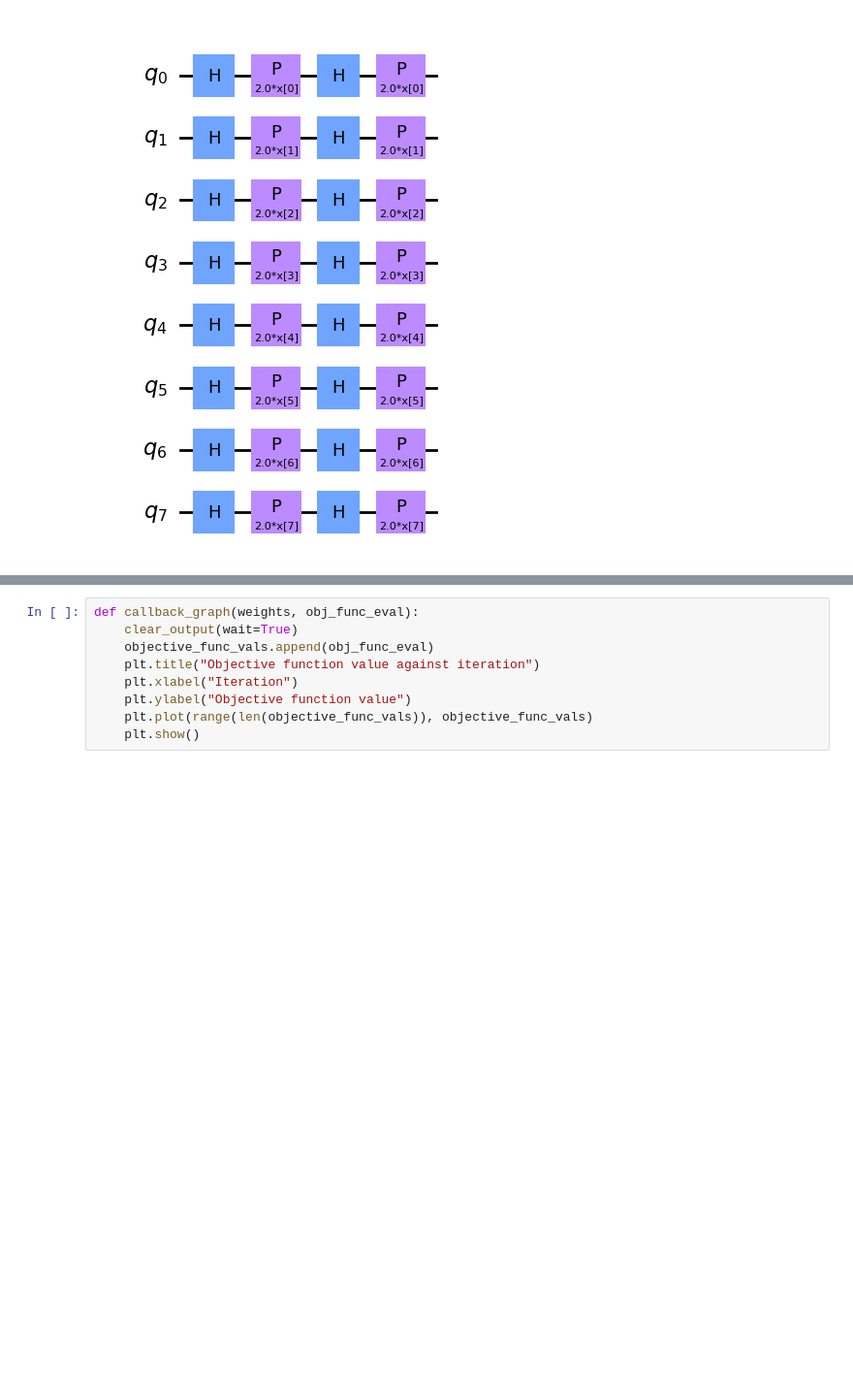
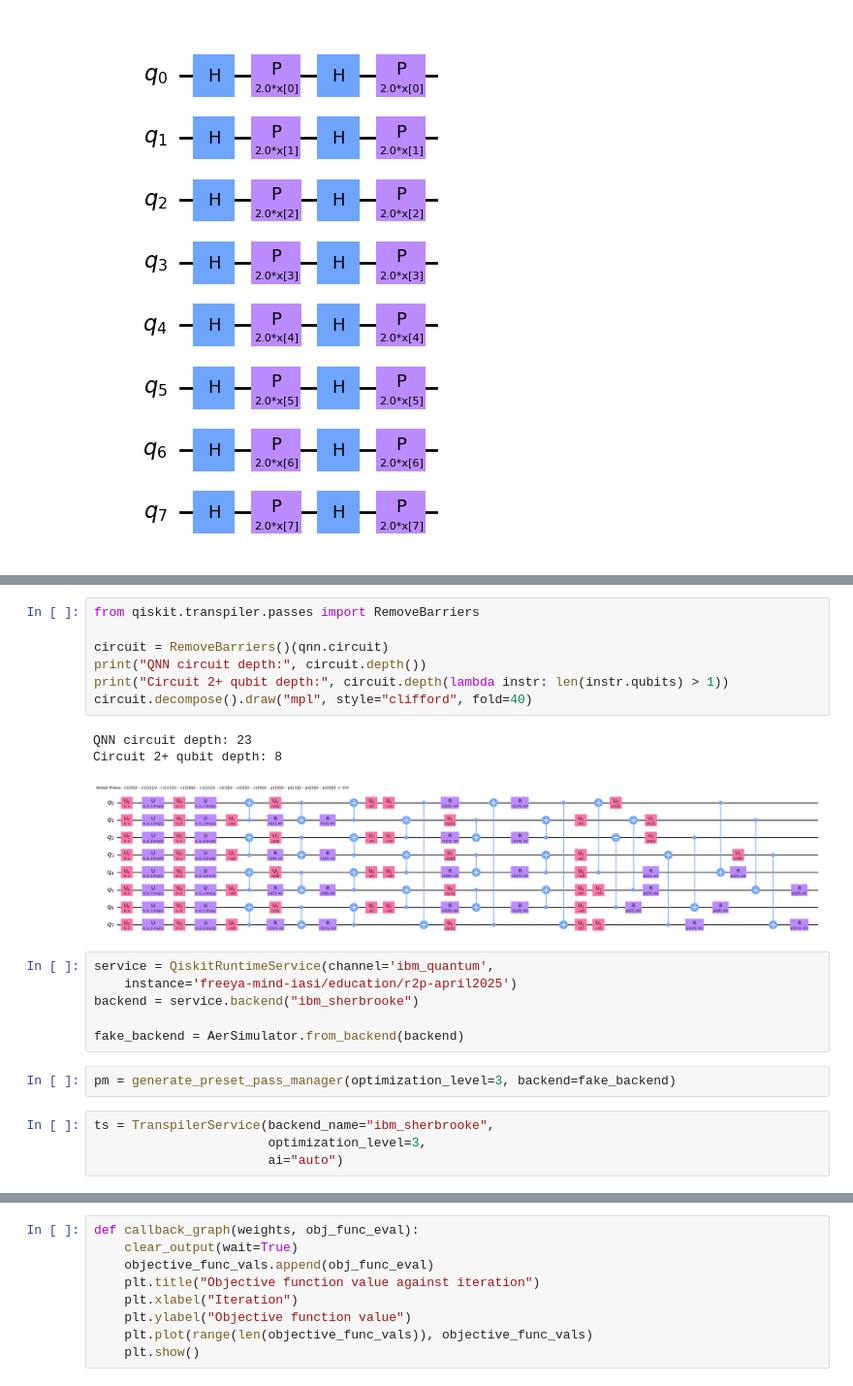
Before and after one commit to coteacarla/Hackathon_QC, a Jupyter notebook: Quantum_Convolution_Neural_Network.ipynb, the cells around one changed output, grey strips where cells are left out. Shown at 97% size. Cells and saved outputs as stored; diff of their text form; blank space fills up the shorter version.

```diff
--- a/Quantum_Convolution_Neural_Network.ipynb
+++ b/Quantum_Convolution_Neural_Network.ipynb
@@ -214,0 +222,23 @@ circuit.draw("mpl", style="clifford")
+# %%
+from qiskit.transpiler.passes import RemoveBarriers
+
+circuit = RemoveBarriers()(qnn.circuit)
+print("QNN circuit depth:", circuit.depth())
+print("Circuit 2+ qubit depth:", circuit.depth(lambda instr: len(instr.qubits) > 1))
+circuit.decompose().draw("mpl", style="clifford", fold=40)
+# %% [output]
+QNN circuit depth: 23
+Circuit 2+ qubit depth: 8
+[figure, added]
+# %%
+service = QiskitRuntimeService(channel='ibm_quantum',
+    instance='freeya-mind-iasi/education/r2p-april2025')
+backend = service.backend("ibm_sherbrooke")
+
+fake_backend = AerSimulator.from_backend(backend)
+# %%
+pm = generate_preset_pass_manager(optimization_level=3, backend=fake_backend)
+# %%
+ts = TranspilerService(backend_name="ibm_sherbrooke",
+                       optimization_level=3,
+                       ai="auto")
```
Also changed, not shown: parts of 24 cells of this notebook, 2 other files.
